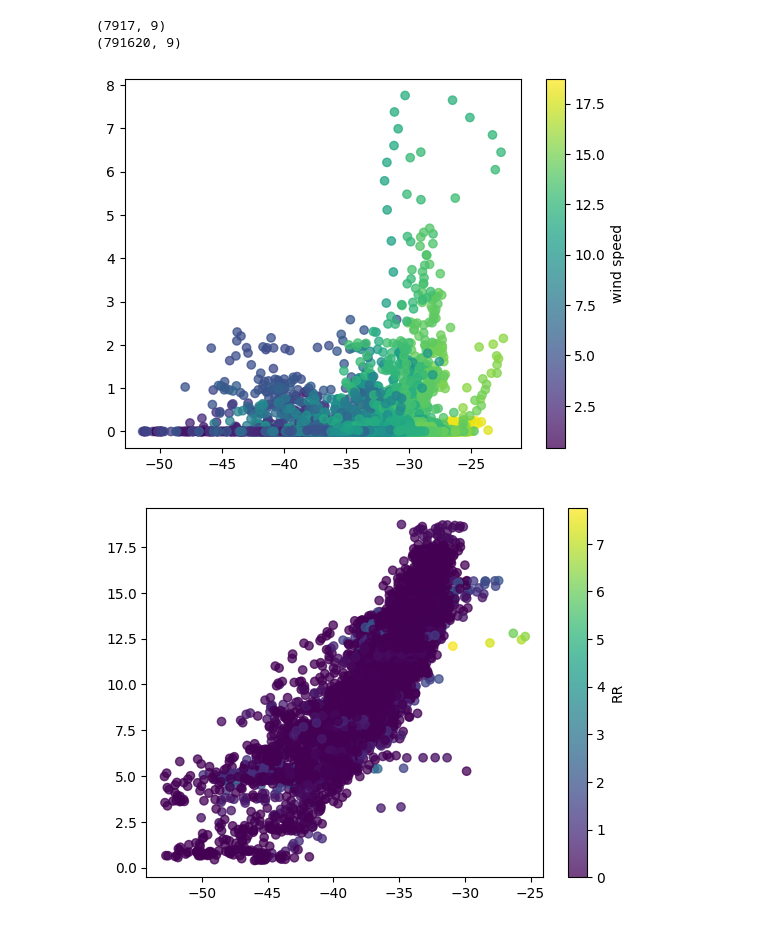
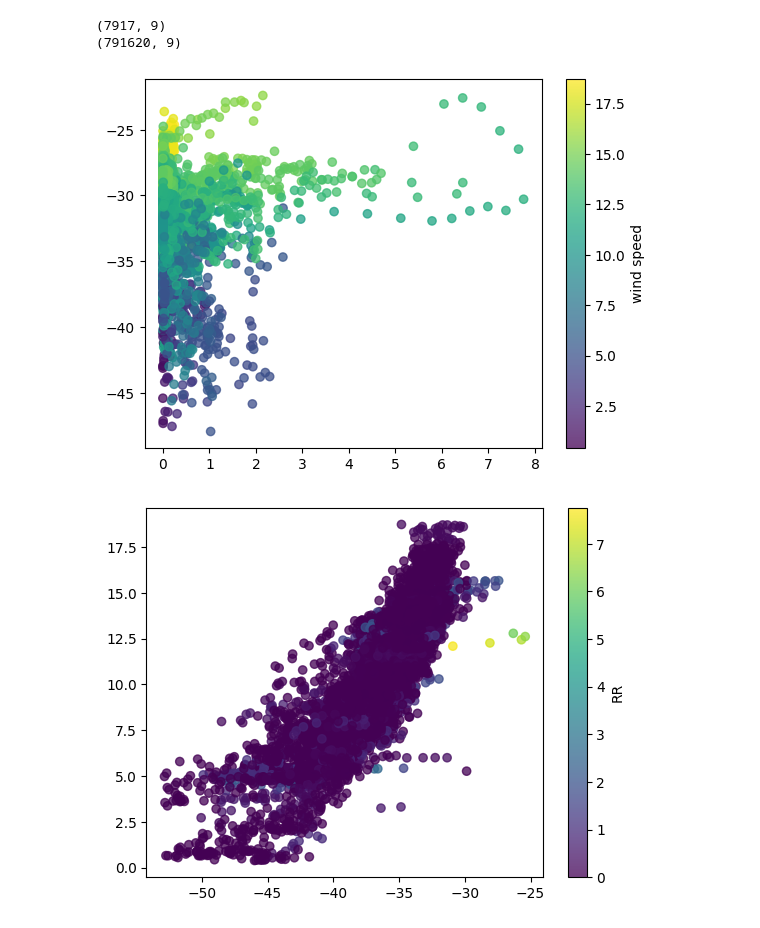
Before and after one commit to gmanatole/Biologging_Toolkit, a Jupyter notebook: notebooks/run_rain_supervisedML.ipynb, the cells around one changed output. Cells and saved outputs as stored; diff of their text form; code cells hidden in the pictures.

```diff
--- a/notebooks/run_rain_supervisedML.ipynb
+++ b/notebooks/run_rain_supervisedML.ipynb
@@ -97,7 +97,8 @@ def create_df(path):
     df = df.dropna(subset=["precipitation_GPM","upwards_mean_5000","upwards_mean_8000","upwards_mean_15000","slope_2000_8000","slope_8000_15000"])
     return df
 # %%
-depid = depids[0]
-df = create_df(os.path.join(path, depid, f"{depid}_dive.csv"))
+df = pd.DataFrame({})
+for depid in depids :
+    df = pd.concat([df,create_df(os.path.join(path, depid, f"{depid}_dive.csv"))], ignore_index=True)
 df = classify_rain(df, offset=1.25, optimised_tresh=True)
 # %%
@@ -270,11 +275,12 @@ print(npz_df.shape)
 (791620, 9)
 # %%
 freq = 5000
-cbar = plt.scatter(npz_df_means[f"psd{freq}"], npz_df_means["precipitation_GPM"], alpha=0.75, c = npz_df_means["wind_speed"], cmap='viridis')
+npz_df_means_r = npz_df_means[npz_df_means["precipitation_GPM"]>0]
+cbar = plt.scatter(npz_df_means_r["precipitation_GPM"],npz_df_means_r[f"psd{freq}"], alpha=0.75, c = npz_df_means_r["wind_speed"], cmap='viridis')
 plt.colorbar(cbar, label = "wind speed")
 plt.show()
 # %% [output]
-[figure, old version]
+[figure, new version]
 # %%
 freq = 8000
 cbar = plt.scatter(npz_df_means[f"psd{freq}"], npz_df_means["wind_speed"], alpha=0.75, c = npz_df_means["precipitation_GPM"], cmap='viridis')
```
Also changed, not shown: parts of 3 cells of this notebook.
